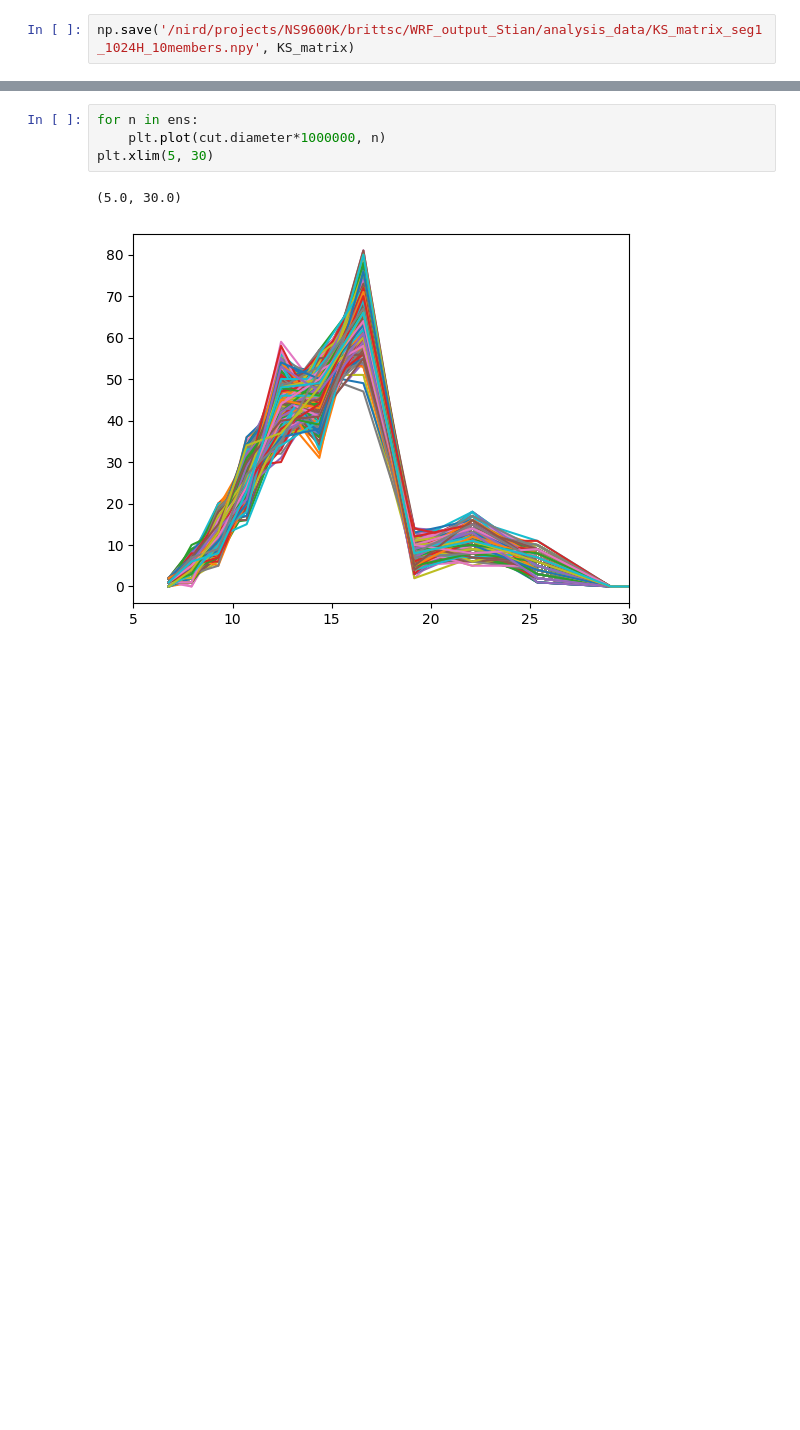
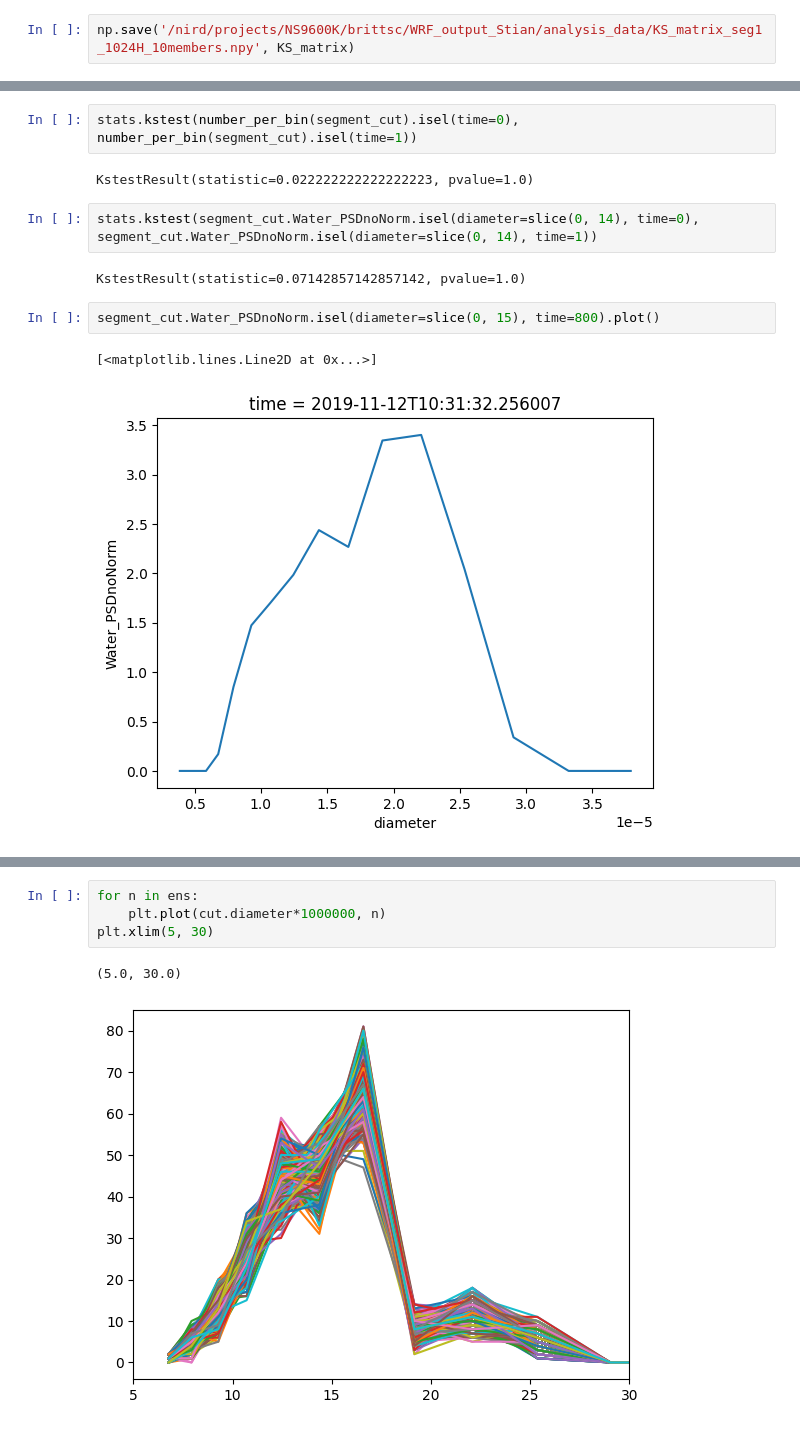
Before and after one commit to sldamman/NirdAnalyses, a Jupyter notebook: hologram_analysis.ipynb, the cells around one changed output, grey strips where cells are left out. Saved outputs shown, nothing was run; the diff lists cells and outputs as text; blank space fills up the shorter version.

```diff
--- a/hologram_analysis.ipynb
+++ b/hologram_analysis.ipynb
@@ -284,0 +318,13 @@ ValueError: object too deep for desired array
+# %%
+stats.kstest(number_per_bin(segment_cut).isel(time=0), number_per_bin(segment_cut).isel(time=1))
+# %% [output]
+KstestResult(statistic=0.022222222222222223, pvalue=1.0)
+# %%
+stats.kstest(segment_cut.Water_PSDnoNorm.isel(diameter=slice(0, 14), time=0), segment_cut.Water_PSDnoNorm.isel(diameter=slice(0, 14), time=1))
+# %% [output]
+KstestResult(statistic=0.07142857142857142, pvalue=1.0)
+# %%
+segment_cut.Water_PSDnoNorm.isel(diameter=slice(0, 15), time=800).plot()
+# %% [output]
+[<matplotlib.lines.Line2D at 0x...>]
+[figure, added]
```
Also changed, not shown: parts of 14 cells of this notebook, 2 other files.
